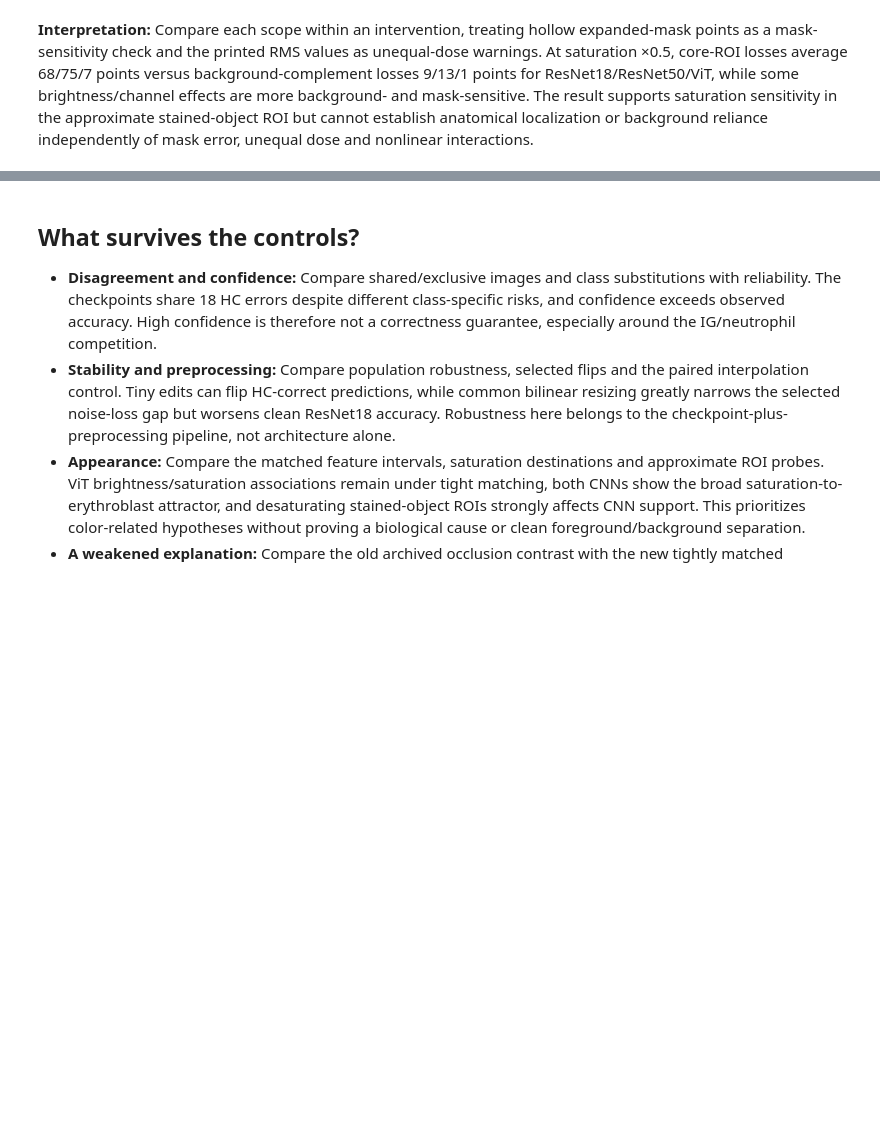
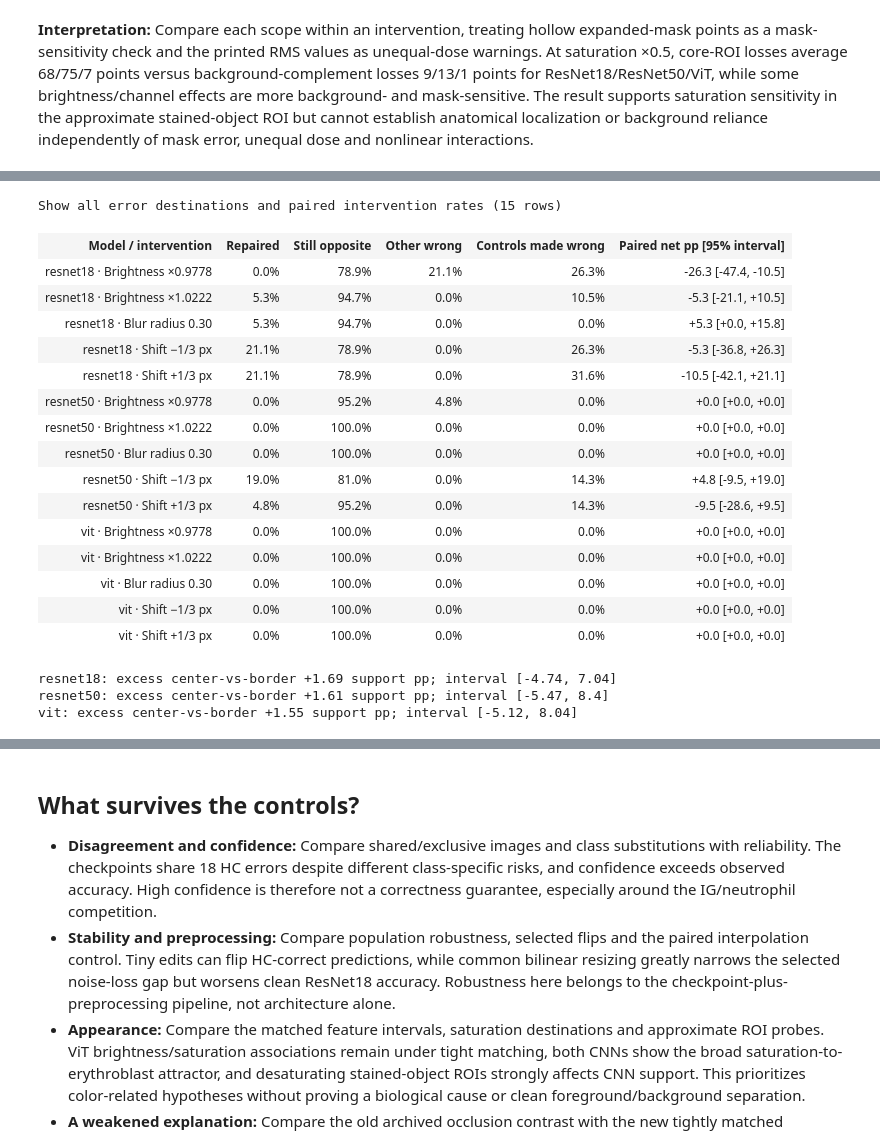
Before and after one commit to jseibezeder/AI_and_Visualization_Project, a Jupyter notebook: confidence_analysis.ipynb, the cells around one changed output, grey strips where cells are left out. Saved outputs shown, nothing was run; the diff lists cells and outputs as text; code cells hidden in the pictures; blank space fills up the shorter version.

```diff
--- a/confidence_analysis.ipynb
+++ b/confidence_analysis.ipynb
@@ -665,0 +797,31 @@ green_scale ×0.9: 0.0405 / 0.0100 / 0.0379
+# %%
+from IPython.display import HTML
+ig_rows=['<tr><th>Model / intervention</th><th>Repaired</th><th>Still opposite</th><th>Other wrong</th><th>Controls made wrong</th><th>Paired net pp [95% interval]</th></tr>']
+for ig_result in sorted(ig_intervention_results,key=lambda r:(r['model'],r['spec'])):
+    ig_ci=ig_result['ci'];ig_rows.append(f"<tr><td>{model_names[ig_result['model']]} · {ig_result['label']}</td>"+
+        ''.join(f'<td>{100*ig_result[k]:.1f}%</td>' for k in ['recovered','stayed','other','damaged'])+
+        f"<td>{ig_result['mean']:+.1f} [{ig_ci[0]:+.1f}, {ig_ci[1]:+.1f}]</td></tr>")
+display(HTML('<details><summary>Show all error destinations and paired intervention rates (15 rows)</summary><table>'+''.join(ig_rows)+'</table></details>'))
+for ig_m,ig_result in enumerate(ig_spatial_results):
+    print(f"{model_names[ig_m]}: excess center-vs-border {ig_result['mean']:+.2f} support pp; interval {ig_result['ci'].round(2).tolist()}")
+# %% [output]
+Show all error destinations and paired intervention rates (15 rows)
+| Model / intervention | Repaired | Still opposite | Other wrong | Controls made wrong | Paired net pp [95% interval] |
+| resnet18 · Brightness ×0.9778 | 0.0% | 78.9% | 21.1% | 26.3% | -26.3 [-47.4, -10.5] |
+| resnet18 · Brightness ×1.0222 | 5.3% | 94.7% | 0.0% | 10.5% | -5.3 [-21.1, +10.5] |
+| resnet18 · Blur radius 0.30 | 5.3% | 94.7% | 0.0% | 0.0% | +5.3 [+0.0, +15.8] |
+| resnet18 · Shift −1/3 px | 21.1% | 78.9% | 0.0% | 26.3% | -5.3 [-36.8, +26.3] |
+| resnet18 · Shift +1/3 px | 21.1% | 78.9% | 0.0% | 31.6% | -10.5 [-42.1, +21.1] |
+| resnet50 · Brightness ×0.9778 | 0.0% | 95.2% | 4.8% | 0.0% | +0.0 [+0.0, +0.0] |
+| resnet50 · Brightness ×1.0222 | 0.0% | 100.0% | 0.0% | 0.0% | +0.0 [+0.0, +0.0] |
+| resnet50 · Blur radius 0.30 | 0.0% | 100.0% | 0.0% | 0.0% | +0.0 [+0.0, +0.0] |
+| resnet50 · Shift −1/3 px | 19.0% | 81.0% | 0.0% | 14.3% | +4.8 [-9.5, +19.0] |
+| resnet50 · Shift +1/3 px | 4.8% | 95.2% | 0.0% | 14.3% | -9.5 [-28.6, +9.5] |
+| vit · Brightness ×0.9778 | 0.0% | 100.0% | 0.0% | 0.0% | +0.0 [+0.0, +0.0] |
+| vit · Brightness ×1.0222 | 0.0% | 100.0% | 0.0% | 0.0% | +0.0 [+0.0, +0.0] |
+| vit · Blur radius 0.30 | 0.0% | 100.0% | 0.0% | 0.0% | +0.0 [+0.0, +0.0] |
+| vit · Shift −1/3 px | 0.0% | 100.0% | 0.0% | 0.0% | +0.0 [+0.0, +0.0] |
+| vit · Shift +1/3 px | 0.0% | 100.0% | 0.0% | 0.0% | +0.0 [+0.0, +0.0] |
+resnet18: excess center-vs-border +1.69 support pp; interval [-4.74, 7.04]
+resnet50: excess center-vs-border +1.61 support pp; interval [-5.47, 8.4]
+vit: excess center-vs-border +1.55 support pp; interval [-5.12, 8.04]
```
Also changed, not shown: parts of 9 cells of this notebook.
